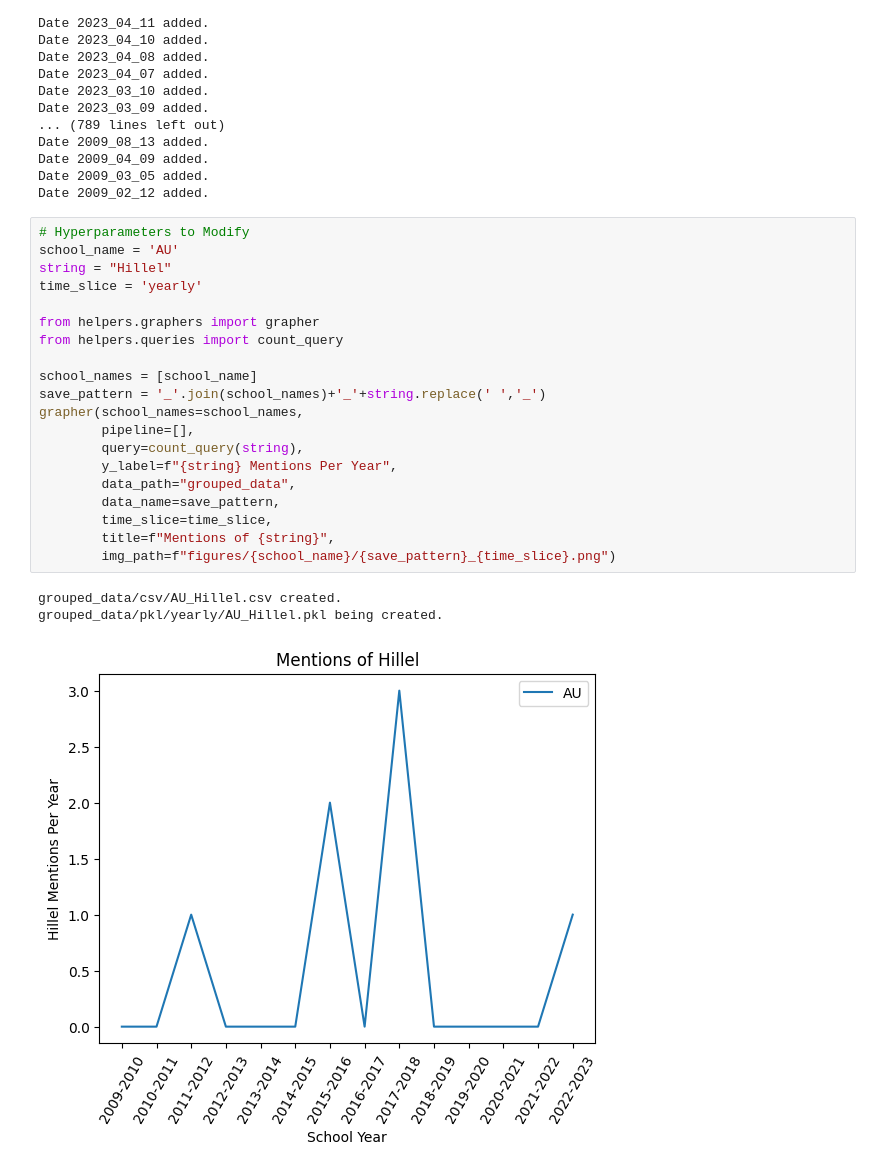
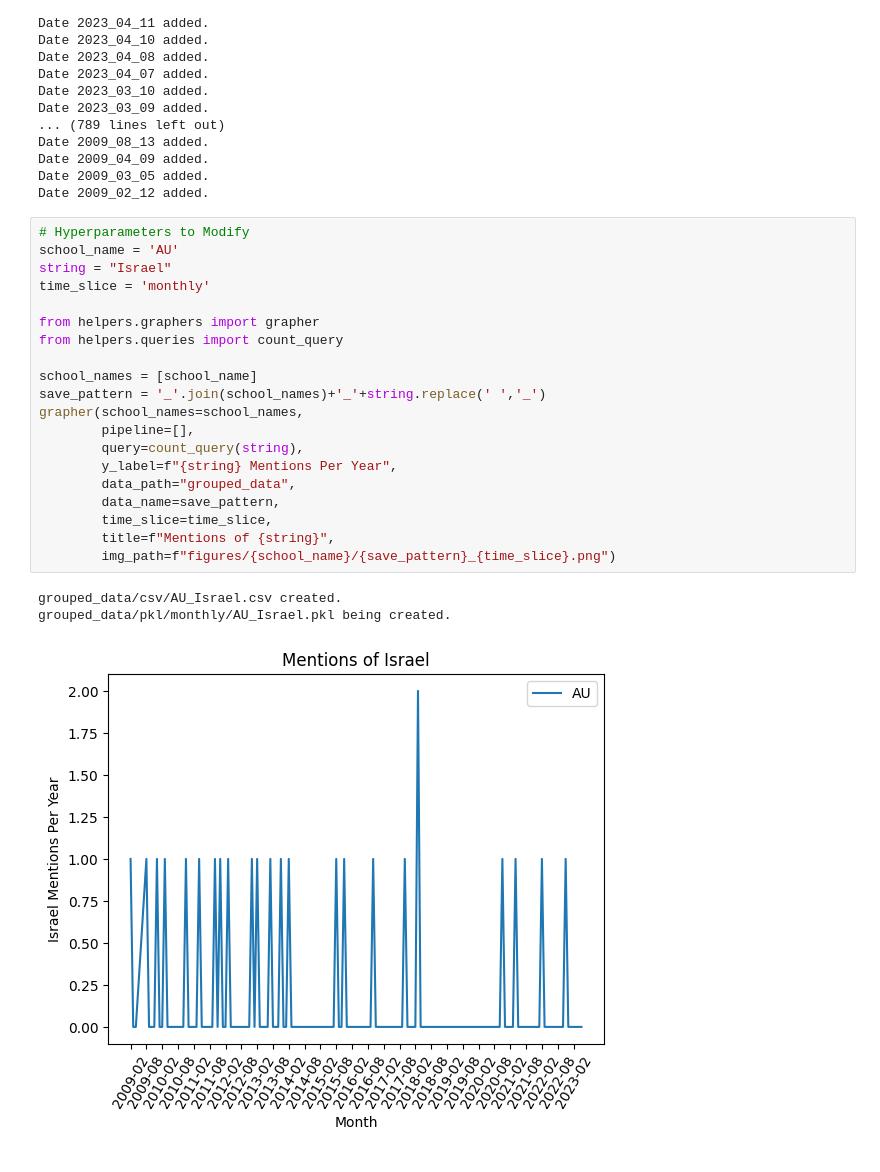
Before and after one commit to aLehav/Olami, a Jupyter notebook: AU.ipynb, the cells around one changed output. Drawn from its saved outputs; the diff is of its cells as text.

```diff
--- a/AU.ipynb
+++ b/AU.ipynb
@@ -116,24 +116,24 @@ Date 2009_02_12 added.
 # %%
 # Hyperparameters to Modify
 school_name = 'AU'
-string = "Hillel"
-time_slice = 'yearly'
+string = "Israel"
+time_slice = 'monthly'
 
 from helpers.graphers import grapher
 from helpers.queries import count_query
 
 school_names = [school_name]
 save_pattern = '_'.join(school_names)+'_'+string.replace(' ','_')
 grapher(school_names=school_names,
         pipeline=[],
         query=count_query(string),
         y_label=f"{string} Mentions Per Year",
         data_path="grouped_data",
         data_name=save_pattern,
         time_slice=time_slice,
         title=f"Mentions of {string}",
         img_path=f"figures/{school_name}/{save_pattern}_{time_slice}.png")
 # %% [output]
-grouped_data/csv/AU_Hillel.csv created.
-grouped_data/pkl/yearly/AU_Hillel.pkl being created.
+grouped_data/csv/AU_Israel.csv created.
+grouped_data/pkl/monthly/AU_Israel.pkl being created.
-[figure, old version]
+[figure, new version]
```
Also changed, not shown: 18 other files.
